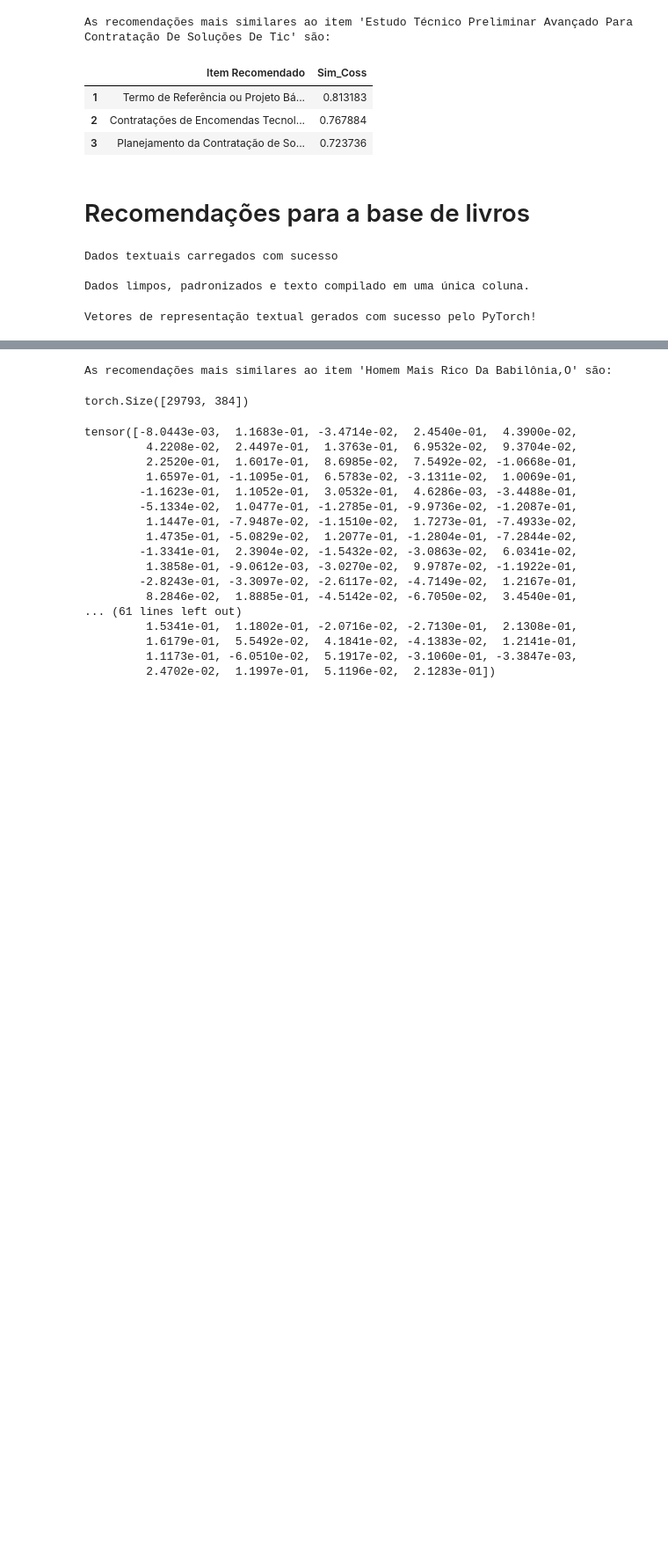
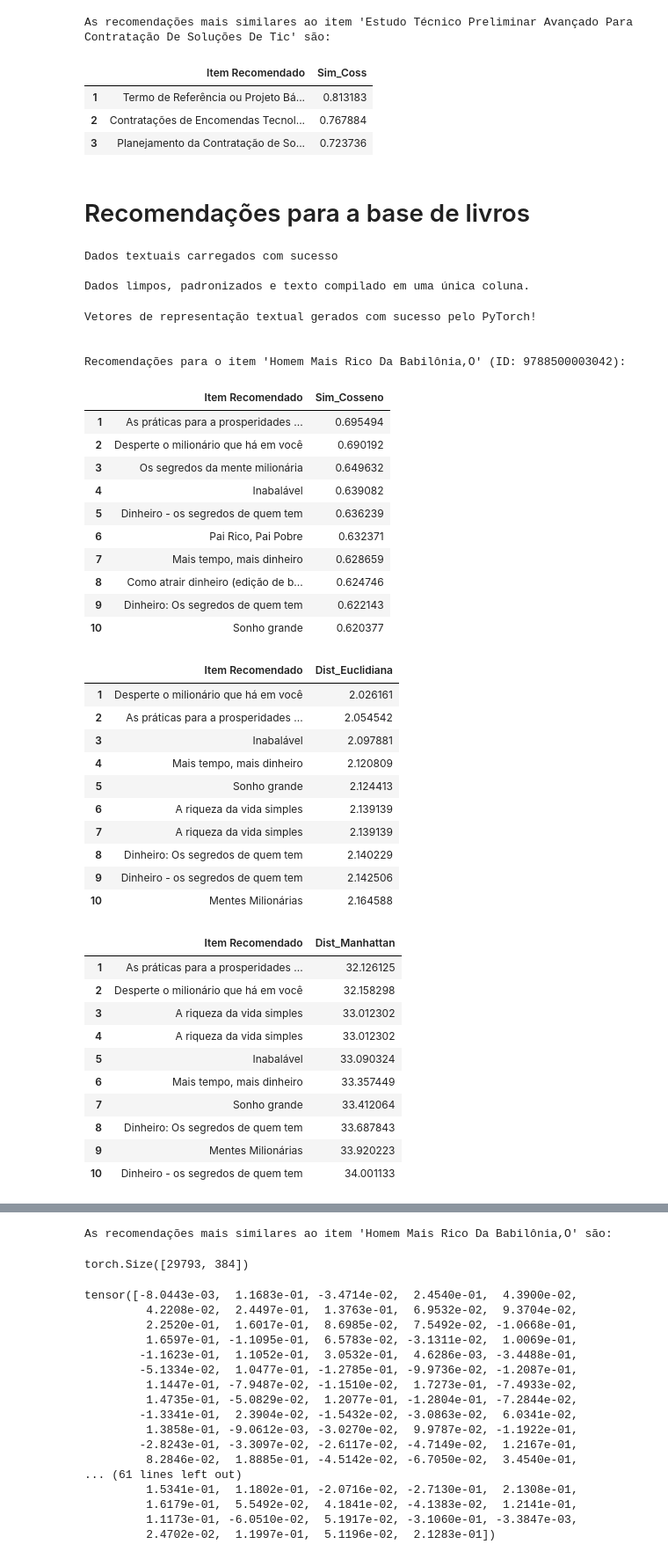
Before and after one commit to mello-pedro/dissertacao_mestrado, a Jupyter notebook: src/extrair_recoms_BERT.ipynb, the cells around one changed output, grey strips where cells are left out. Shown: that part at 88% size. Saved outputs shown, nothing was run; the diff lists cells and outputs as text; code cells hidden in the pictures; blank space fills up the shorter version.

```diff
--- a/src/extrair_recoms_BERT.ipynb
+++ b/src/extrair_recoms_BERT.ipynb
@@ -309,31 +234,70 @@ model = 'sentence-transformers/paraphrase-multilingual-MiniLM-L12-v2'
 emb_cols = ['description']
 
 recomender = Recommender(
     DB_USER = os.getenv("DB_USER"),
     DB_PASS=os.getenv("DB_PASS"),
     DB_NAME=os.getenv("DB_NAME"),
     DB_HOST=os.getenv("DB_HOST"),
     model_name=model,
     emb_cols=emb_cols,
     id_col='isbn',
     item_name_col='title'
     # id_col= 'id_curso',
     # item_name_col = 'nome_curso'
 )
 
 ##carrego a tabela do DB (aqui colocar livros ou cursos)
 recomender.carrega_dados('livros')
 ##aplico limpeza simples aos dados
 recomender.limpa_dados()
 ##extraio os embeddings
 embeddings = recomender.embeddings_extract()
 
 # recomendacoes:(homem mais rico babi)
-# recomendacoes = recomender.recomendar_itens(9788500003042, 10)
+recomendacoes = recomender.recomendar_itens(9788500003042, 10)
 # #recomendacoes = recomender.recomendar_itens(113, 3)
 # recomendacoes
+display(recomendacoes["cosine"])
+display(recomendacoes["euclidean"])
+display(recomendacoes["manhattan"])
 # %% [output]
 Dados textuais carregados com sucesso
 
 Dados limpos, padronizados e texto compilado em uma única coluna.
 Vetores de representação textual gerados com sucesso pelo PyTorch!
+
+
+Recomendações para o item 'Homem Mais Rico Da Babilônia,O' (ID: 9788500003042):
+|  | Item Recomendado | Sim_Cosseno |
+| 1 | As práticas para a prosperidades ... | 0.695494 |
+| 2 | Desperte o milionário que há em você | 0.690192 |
+| 3 | Os segredos da mente milionária | 0.649632 |
+| 4 | Inabalável | 0.639082 |
+| 5 | Dinheiro - os segredos de quem tem | 0.636239 |
+| 6 | Pai Rico, Pai Pobre | 0.632371 |
+| 7 | Mais tempo, mais dinheiro | 0.628659 |
+| 8 | Como atrair dinheiro (edição de b... | 0.624746 |
+| 9 | Dinheiro: Os segredos de quem tem | 0.622143 |
+| 10 | Sonho grande | 0.620377 |
+|  | Item Recomendado | Dist_Euclidiana |
+| 1 | Desperte o milionário que há em você | 2.026161 |
+| 2 | As práticas para a prosperidades ... | 2.054542 |
+| 3 | Inabalável | 2.097881 |
+| 4 | Mais tempo, mais dinheiro | 2.120809 |
+| 5 | Sonho grande | 2.124413 |
+| 6 | A riqueza da vida simples | 2.139139 |
+| 7 | A riqueza da vida simples | 2.139139 |
+| 8 | Dinheiro: Os segredos de quem tem | 2.140229 |
+| 9 | Dinheiro - os segredos de quem tem | 2.142506 |
+| 10 | Mentes Milionárias | 2.164588 |
+|  | Item Recomendado | Dist_Manhattan |
+| 1 | As práticas para a prosperidades ... | 32.126125 |
+| 2 | Desperte o milionário que há em você | 32.158298 |
+| 3 | A riqueza da vida simples | 33.012302 |
+| 4 | A riqueza da vida simples | 33.012302 |
+| 5 | Inabalável | 33.090324 |
+| 6 | Mais tempo, mais dinheiro | 33.357449 |
+| 7 | Sonho grande | 33.412064 |
+| 8 | Dinheiro: Os segredos de quem tem | 33.687843 |
+| 9 | Mentes Milionárias | 33.920223 |
+| 10 | Dinheiro - os segredos de quem tem | 34.001133 |
```
Also changed, not shown: parts of 6 cells of this notebook, 6 other files.
